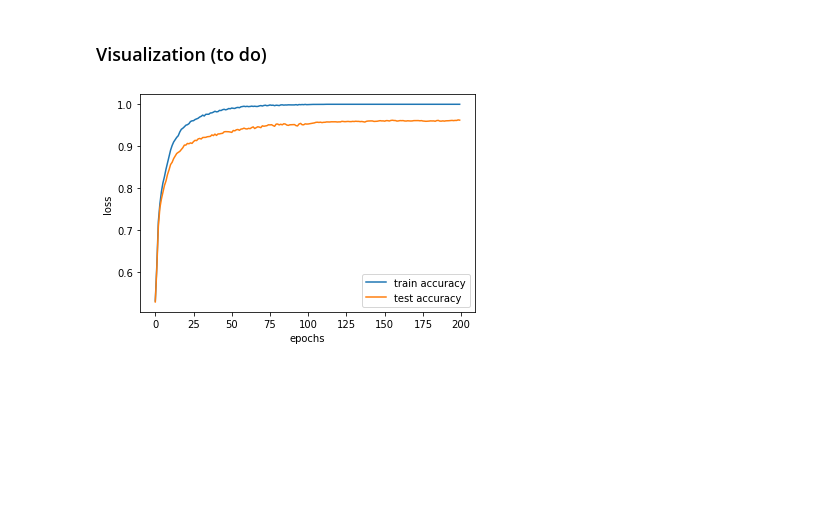
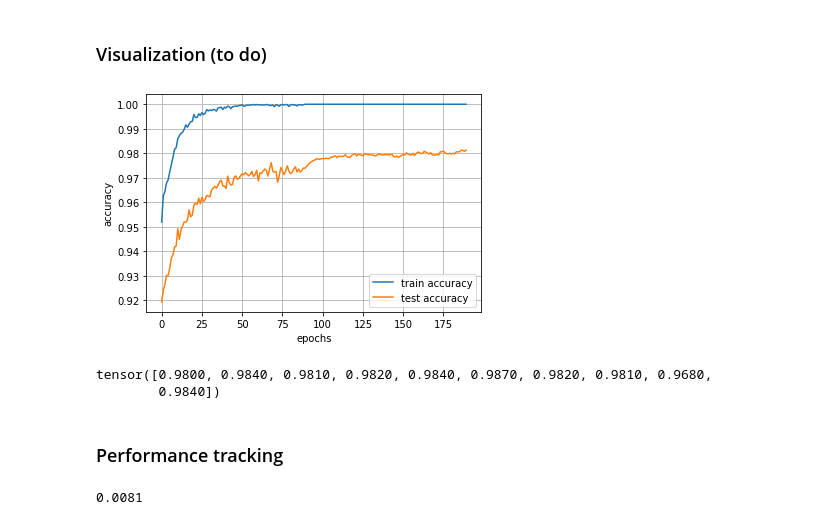
Before and after one commit to sylvainlugeon/deep-learning-projects, a Jupyter notebook: DL_MP1_fred.ipynb, the cells around one changed output. Cells and saved outputs as stored; diff of their text form; code cells hidden in the pictures; blank space fills up the shorter version.

Commit message:
Final Model with 98.1% test accuracy

```diff
--- a/DL_MP1_fred.ipynb
+++ b/DL_MP1_fred.ipynb
@@ -257,12 +399,11 @@ class BasicNetV2(nn.Module):
 Function for main and auxiliary losses ponderation.
 # %%
 def aux_loss_coeff(e):
-    """ Return the weight of the auxiliary loss at epoch e."""
-    f = 0.5
+    """ Return the weight of the main (f) and auxiliary (1-f) loss at epoch e."""
+    f = AUX_LOSS_I
 
-
-    #if e >= 1*EPOCHS//2:
-    #    f = 0.8
+    if e >= AUX_LOSS_STEP:
+        f = AUX_LOSS_F
 
     return f
 # %% [markdown]
@@ -314,7 +455,10 @@ def summary_routine(model, track_history, verbose, history):
     print("Model : {} with {} \n".format(model.__class__.__name__ , model.mnistNet.__class__.__name__) + \
           "Number of trained parameters : {}\n".format(total_trained_params) + \
           "Train data size : {}\n".format(N) + \
+          "Seed for reproductibility : {}\n".format(SEED) + \
           "Size of mini-batches : {}\n".format(BATCH_SIZE) + \
+          "Learning rate : {} (multiplied by {} every {} epochs)\n".format(LEARNING_RATE, GAMMA, LR_STEP) + \
+          "Weight of auxiliary loss: {} before epoch {} and {} after\n".format(AUX_LOSS_I, AUX_LOSS_STEP, AUX_LOSS_F) + \
           "Time for {} epochs : {:.2f}s {}\n".format(EPOCHS, history["t_elapsed"], warning) + \
           "Main performance:\n" + \
           "    -Train accuracy : {:.2f}%\n".format(100 * history["tr_acc_hist"][-1]) + \
@@ -417,9 +561,9 @@ def train_routine(model, train_input, train_target, train_classes,
 
         # Fixing MnistNet parameters after a certain number of epochs
         for p in model.mnistNet.parameters():
-            p.requires_grad =  (e < FIX_MNIST * EPOCHS)
+            p.requires_grad =  (e <= FIX_MNIST)
 
-        # Ponderation of the final loss => (1-f): ponderation of the auxiliray loss
+        # Ponderation of the main loss => (1-f): ponderation of the auxiliray loss
         f = aux_loss_coeff(e)
 
         for inputs, targets, classes in zip(train_input.split(BATCH_SIZE),
@@ -506,8 +632,11 @@ def validation_result(model, rounds_stats):
     print("Model : {} with {} \n".format(model.__class__.__name__ , model.mnistNet.__class__.__name__) + \
           "Number of trained parameters : {}\n".format(total_trained_params) + \
           "Train data size : {}\n".format(N) + \
+          "Seed for reproductibility : {}\n".format(SEED) + \
           "Size of mini-batches : {}\n".format(BATCH_SIZE) + \
           "Number of epochs per round: {}\n".format(EPOCHS) + \
+          "Learning rate : {} (multiplied by {} every {} epochs)\n".format(LEARNING_RATE, GAMMA, LR_STEP) +\
+          "Weight of main loss: {} before epoch {} and {} after\n".format(AUX_LOSS_I, AUX_LOSS_STEP, AUX_LOSS_F) + \
           "Time for {} rounds : {:.2f}s\n".format(ROUNDS, rounds_stats["t_elapsed"].sum()) + \
           "Average main performance (and standard deviation):\n" + \
           "    -Train accuracy : {:.2f}% (+-{:.2f}%)\n".format(100 * rounds_stats["tr_acc_hist"][:,-1].mean(), 100 * rounds_stats["tr_acc_hist"][:,-1].std() ) + \
@@ -583,14 +712,22 @@ Average auxiliary performance (and standard deviation):
 # %%
 %matplotlib inline
 import matplotlib.pyplot as plt
 
 # Visualization of the loss over the epochs
 fig, ax = plt.subplots(figsize=(6, 4))
 
-plt.plot(rounds_stats["tr_acc_hist"].mean(0), label='train accuracy')
-plt.plot(rounds_stats["te_acc_hist"].mean(0), label='test accuracy')
+plt.plot(rounds_stats["tr_acc_hist"][:,10:].mean(0), label='train accuracy')
+plt.plot(rounds_stats["te_acc_hist"][:,10:].mean(0), label='test accuracy')
 ax.legend()
+plt.grid()
 plt.xlabel('epochs')
-plt.ylabel('loss');
+plt.ylabel('accuracy');
 # %% [output]
-[figure, old version]
+[figure, new version]
+# %%
+rounds_stats["te_acc_hist"][:,-1]
+# %% [output]
+tensor([0.9800, 0.9840, 0.9810, 0.9820, 0.9840, 0.9870, 0.9820, 0.9810, 0.9680,
+        0.9840])
+# %% [markdown]
+### Performance tracking
@@ -596,0 +871,4 @@ plt.ylabel('loss');
+# %%
+0.3**4
+# %% [output]
+0.0081
```
Also changed, not shown: parts of 6 cells of this notebook.
